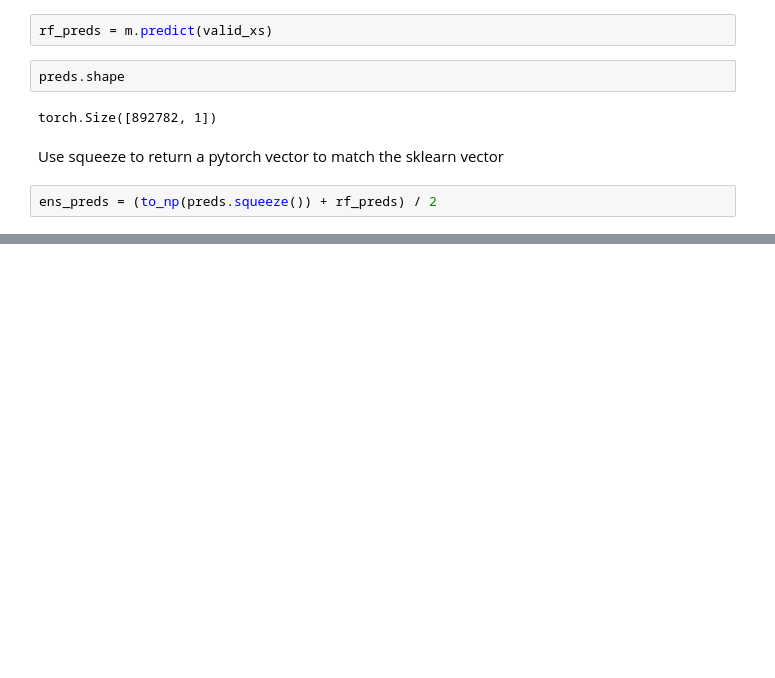
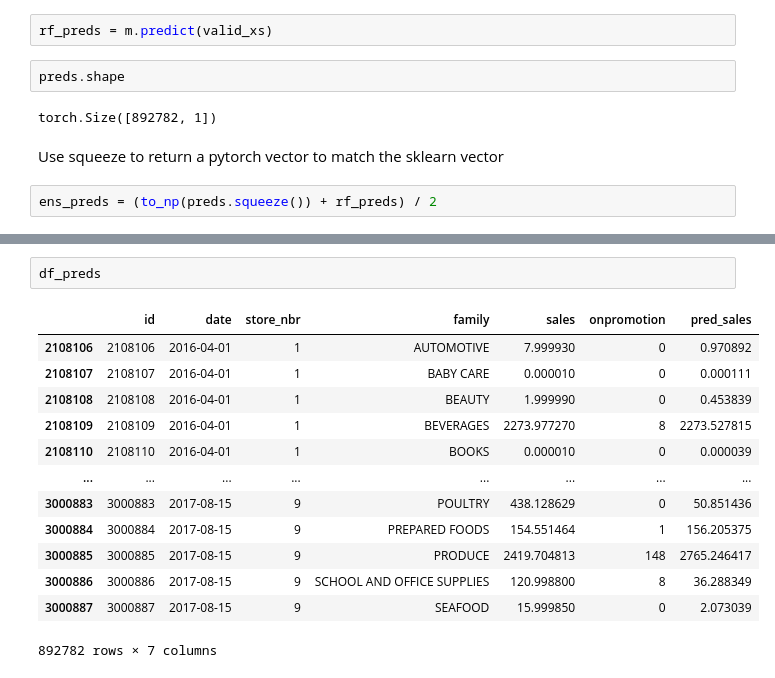
Before and after one commit to peterbull/store-sales-ml, a Jupyter notebook: store_sales.ipynb, the cells around one changed output, grey strips where cells are left out. Drawn from its saved outputs; the diff is of its cells as text; blank space fills up the shorter version.

```diff
--- a/store_sales.ipynb
+++ b/store_sales.ipynb
@@ -731,0 +894,16 @@ xs
+# %%
+df_preds
+# %% [output]
+|  | id | date | store_nbr | family | sales | onpromotion | pred_sales |
+| 2108106 | 2108106 | 2016-04-01 | 1 | AUTOMOTIVE | 7.999930 | 0 | 0.970892 |
+| 2108107 | 2108107 | 2016-04-01 | 1 | BABY CARE | 0.000010 | 0 | 0.000111 |
+| 2108108 | 2108108 | 2016-04-01 | 1 | BEAUTY | 1.999990 | 0 | 0.453839 |
+| 2108109 | 2108109 | 2016-04-01 | 1 | BEVERAGES | 2273.977270 | 8 | 2273.527815 |
+| 2108110 | 2108110 | 2016-04-01 | 1 | BOOKS | 0.000010 | 0 | 0.000039 |
+| ... | ... | ... | ... | ... | ... | ... | ... |
+| 3000883 | 3000883 | 2017-08-15 | 9 | POULTRY | 438.128629 | 0 | 50.851436 |
+| 3000884 | 3000884 | 2017-08-15 | 9 | PREPARED FOODS | 154.551464 | 1 | 156.205375 |
+| 3000885 | 3000885 | 2017-08-15 | 9 | PRODUCE | 2419.704813 | 148 | 2765.246417 |
+| 3000886 | 3000886 | 2017-08-15 | 9 | SCHOOL AND OFFICE SUPPLIES | 120.998800 | 8 | 36.288349 |
+| 3000887 | 3000887 | 2017-08-15 | 9 | SEAFOOD | 15.999850 | 0 | 2.073039 |
+892782 rows × 7 columns
```
Also changed, not shown: parts of 41 cells of this notebook, 1 other file.
